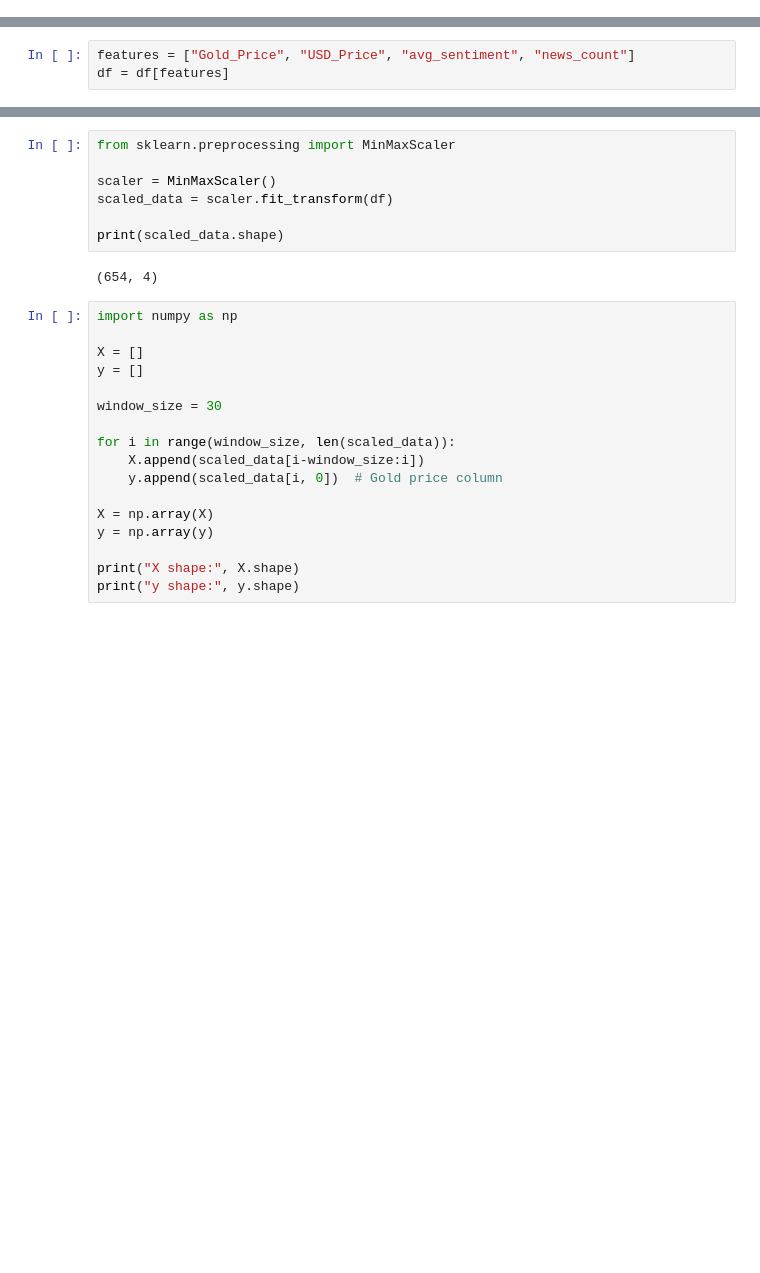
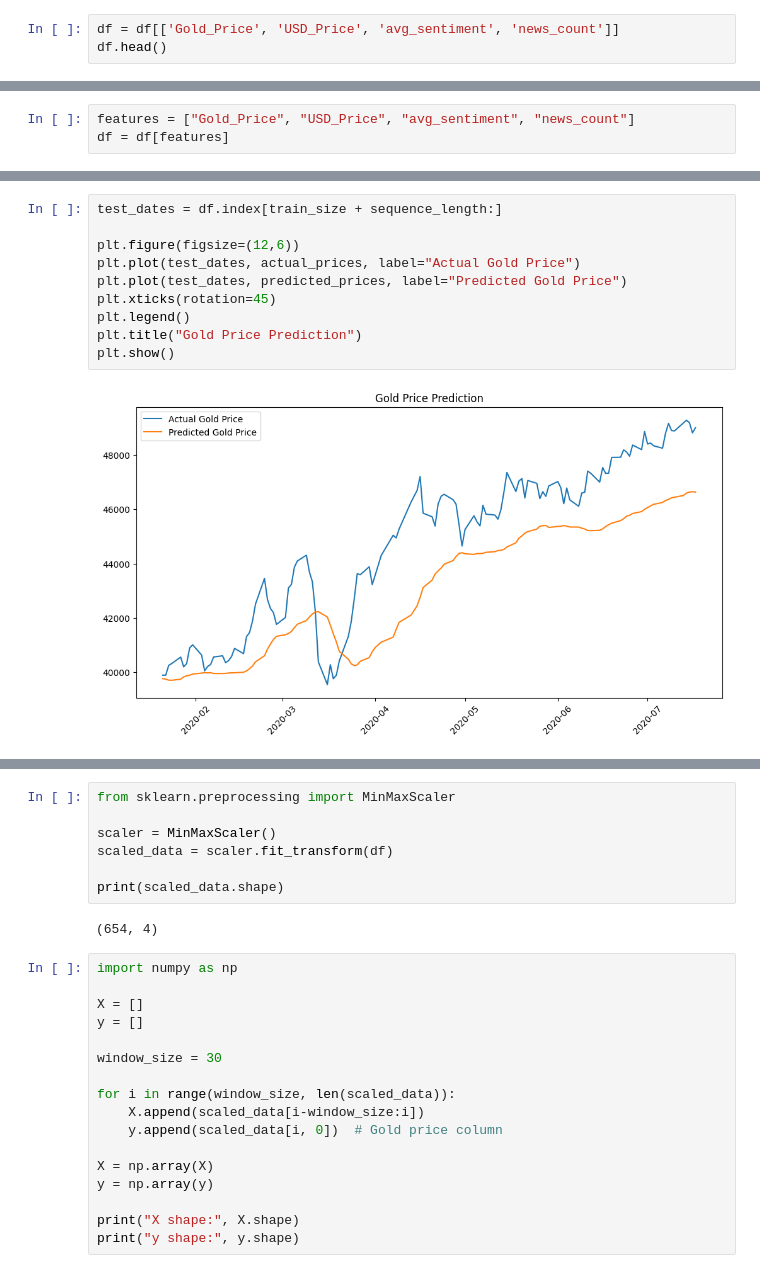
Before and after one commit to Meens005/karat, a Jupyter notebook: data/processed/gold_prediction.ipynb, the cells around one changed output, grey strips where cells are left out. Drawn from its saved outputs; the diff is of its cells as text; blank space fills up the shorter version.

```diff
--- a/data/processed/gold_prediction.ipynb
+++ b/data/processed/gold_prediction.ipynb
@@ -20,0 +76,3 @@ print(df.head())
+# %%
+df = df[['Gold_Price', 'USD_Price', 'avg_sentiment', 'news_count']]
+df.head()
@@ -48,0 +260,12 @@ Successfully installed scikit-learn-1.8.0 scipy-1.17.0 threadpoolctl-3.6.0
+# %%
+test_dates = df.index[train_size + sequence_length:]
+
+plt.figure(figsize=(12,6))
+plt.plot(test_dates, actual_prices, label="Actual Gold Price")
+plt.plot(test_dates, predicted_prices, label="Predicted Gold Price")
+plt.xticks(rotation=45)
+plt.legend()
+plt.title("Gold Price Prediction")
+plt.show()
+# %% [output]
+[figure, added]
```
Also changed, not shown: parts of 36 cells of this notebook, 3 other files.
